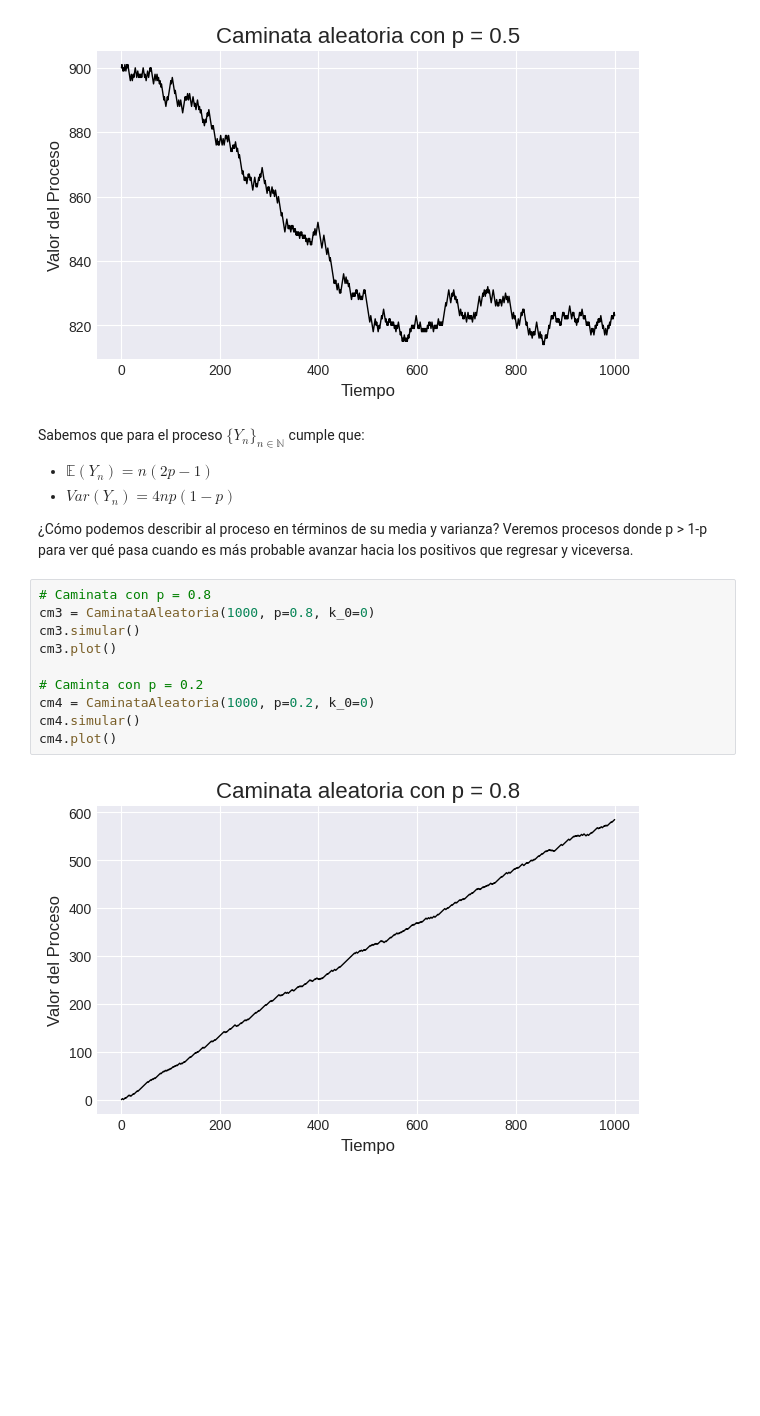
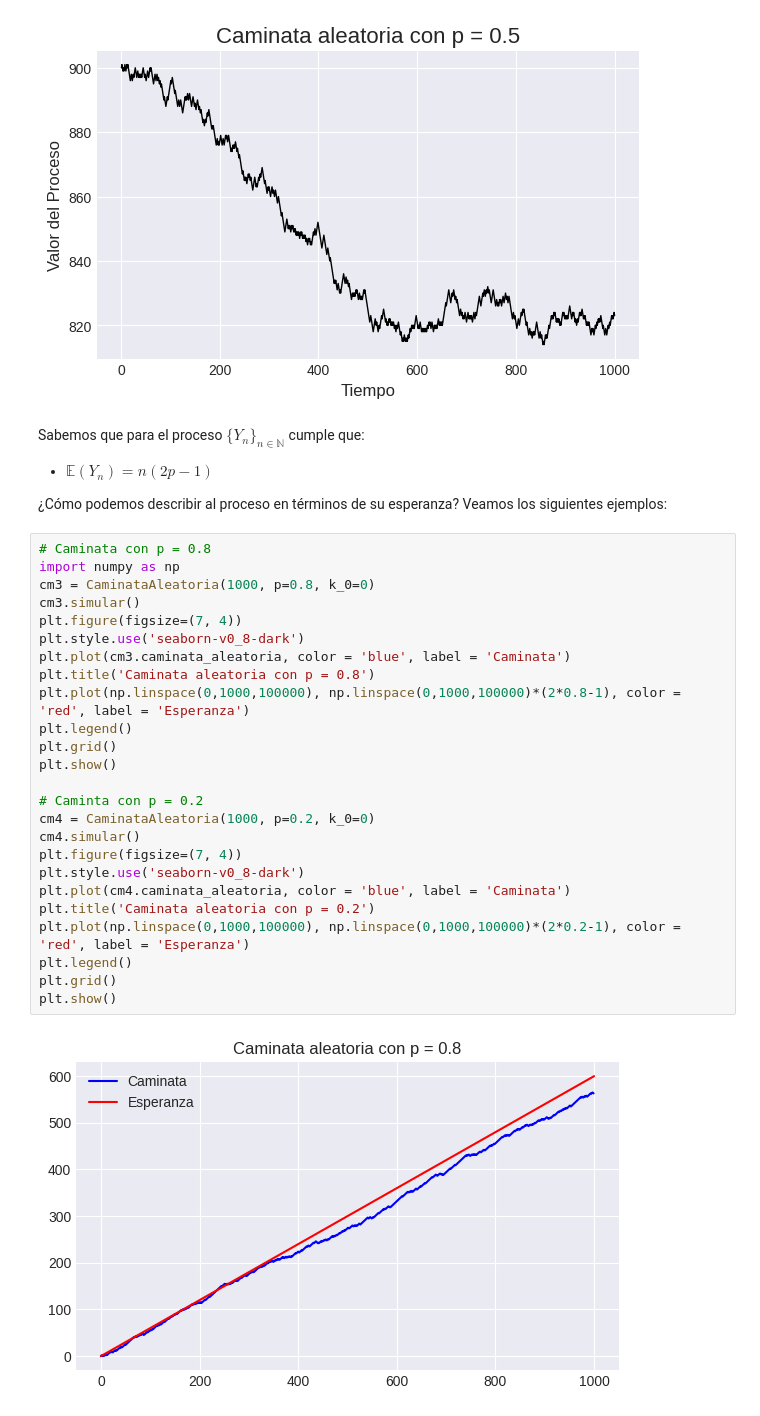
Before and after one commit to eliasegn/ProcesosI, a Jupyter notebook: CM1_EjemplosdeProcesos.ipynb, the cells around one changed output. Cells and saved outputs as stored; diff of their text form; blank space fills up the shorter version.

```diff
--- a/CM1_EjemplosdeProcesos.ipynb
+++ b/CM1_EjemplosdeProcesos.ipynb
@@ -246,18 +255,32 @@ ca2.plot()
 Sabemos que para el proceso $\{Y_n\}_{n \in \mathbb{N}}$ cumple que:
 
 * $\mathbb{E}(Y_n) = n(2p-1)$
-* $Var(Y_n) = 4np(1-p)$
 
-¿Cómo podemos describir al proceso en términos de su media y varianza? Veremos procesos donde p > 1-p para ver qué pasa cuando es más probable avanzar hacia los positivos que regresar y viceversa.
+¿Cómo podemos describir al proceso en términos de su esperanza? Veamos los siguientes ejemplos:
 # %%
 # Caminata con p = 0.8
+import numpy as np
 cm3 = CaminataAleatoria(1000, p=0.8, k_0=0)
 cm3.simular()
-cm3.plot()
+plt.figure(figsize=(7, 4))
+plt.style.use('seaborn-v0_8-dark')
+plt.plot(cm3.caminata_aleatoria, color = 'blue', label = 'Caminata')
+plt.title('Caminata aleatoria con p = 0.8')
+plt.plot(np.linspace(0,1000,100000), np.linspace(0,1000,100000)*(2*0.8-1), color = 'red', label = 'Esperanza')
+plt.legend()
+plt.grid()
+plt.show()
 
 # Caminta con p = 0.2
 cm4 = CaminataAleatoria(1000, p=0.2, k_0=0)
 cm4.simular()
-cm4.plot()
+plt.figure(figsize=(7, 4))
+plt.style.use('seaborn-v0_8-dark')
+plt.plot(cm4.caminata_aleatoria, color = 'blue', label = 'Caminata')
+plt.title('Caminata aleatoria con p = 0.2')
+plt.plot(np.linspace(0,1000,100000), np.linspace(0,1000,100000)*(2*0.2-1), color = 'red', label = 'Esperanza')
+plt.legend()
+plt.grid()
+plt.show()
 # %% [output]
-[figure, old version]
+[figure, new version]
```
Also changed, not shown: parts of 10 cells of this notebook, 3 other files.
